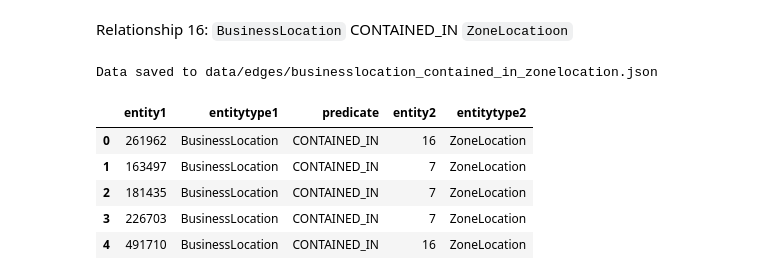
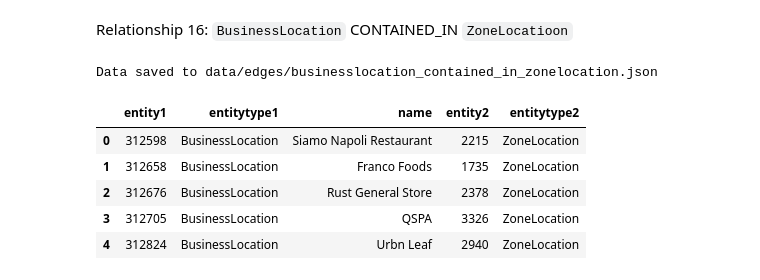
Before and after one commit to swhoyle/business-opportunity-graph, a Jupyter notebook: notebooks/02_extract_edges.ipynb, the cells around one changed output. Saved outputs shown, nothing was run; the diff lists cells and outputs as text; code cells hidden in the pictures.

```diff
--- a/notebooks/02_extract_edges.ipynb
+++ b/notebooks/02_extract_edges.ipynb
@@ -757,25 +758,42 @@ Done!
 Relationship 16: `BusinessLocation` CONTAINED_IN `ZoneLocatioon`
 # %%
 df = query_db("""
+
+WITH sd_zipcodes AS (
+    SELECT
+        DISTINCT CAST(unnest(zipcodes) AS int) as zipcode
+    FROM city_neighborhoods
+    WHERE county = 'San Diego'
+),
+sd_businesses AS (
+    SELECT
+        b.*,
+        -- Create the point geometry in WGS84 (Lat/Lon)
+        ST_SetSRID(ST_MakePoint(longitude, latitude), 4326) AS geom
+    FROM ca_business b
+    JOIN sd_zipcodes z ON b.zip::int = z.zipcode::int
+)
 SELECT
-    b.id::TEXT AS entity1,
-    'BusinessLocation' AS entitytype1,
-    'CONTAINED_IN' AS predicate,
+    b.id as entity1,
+    'BusinessLocation' as entitytype1,
+    b.name,
+    'CONTAINED_IN' as predicate,
     z.id::TEXT AS entity2,
-    'ZoneLocation' AS entitytype2
-FROM ca_businesses_with_ai_franchise b
+    'ZoneLocation' as entitytype2
+FROM sd_businesses b
 JOIN sandag_layer_zoning_base_sd_new z
     ON ST_intersects(
             ST_Transform(z.geom, 4326), -- polygon
             ST_SetSRID(ST_Point(b.longitude, b.latitude), 4326) -- business point
-       )""")
+       )
+""")
 save_df_to_json(df, "businesslocation_contained_in_zonelocation.json")
 df.head()
 # %% [output]
 Data saved to data/edges/businesslocation_contained_in_zonelocation.json
-|  | entity1 | entitytype1 | predicate | entity2 | entitytype2 |
-| 0 | 261962 | BusinessLocation | CONTAINED_IN | 16 | ZoneLocation |
-| 1 | 163497 | BusinessLocation | CONTAINED_IN | 7 | ZoneLocation |
-| 2 | 181435 | BusinessLocation | CONTAINED_IN | 7 | ZoneLocation |
-| 3 | 226703 | BusinessLocation | CONTAINED_IN | 7 | ZoneLocation |
-| 4 | 491710 | BusinessLocation | CONTAINED_IN | 16 | ZoneLocation |
+|  | entity1 | entitytype1 | name | entity2 | entitytype2 |
+| 0 | 312598 | BusinessLocation | Siamo Napoli Restaurant | 2215 | ZoneLocation |
+| 1 | 312658 | BusinessLocation | Franco Foods | 1735 | ZoneLocation |
+| 2 | 312676 | BusinessLocation | Rust General Store | 2378 | ZoneLocation |
+| 3 | 312705 | BusinessLocation | QSPA | 3326 | ZoneLocation |
+| 4 | 312824 | BusinessLocation | Urbn Leaf | 2940 | ZoneLocation |
```
Also changed, not shown: parts of 6 cells of this notebook, 14 other files.
